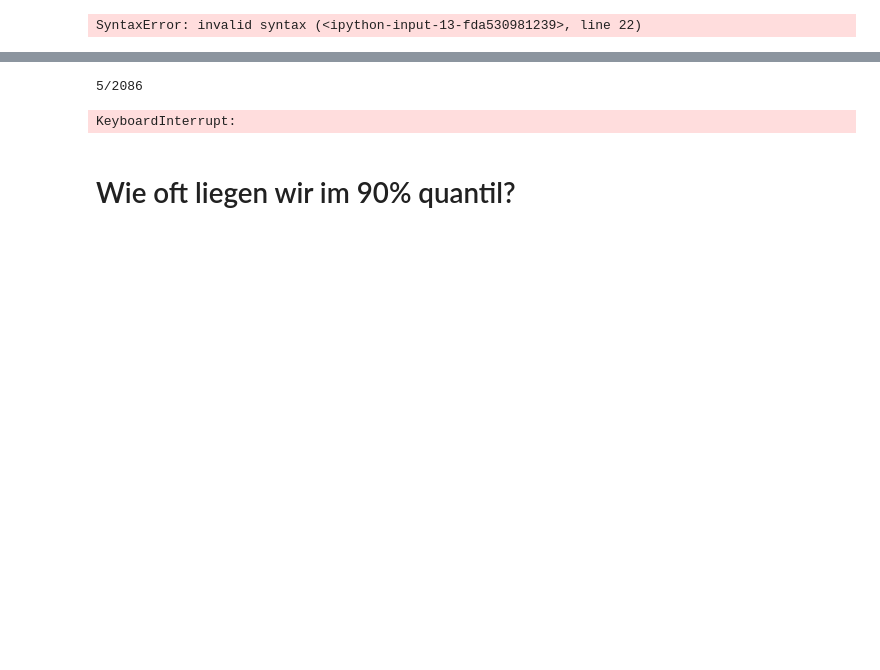
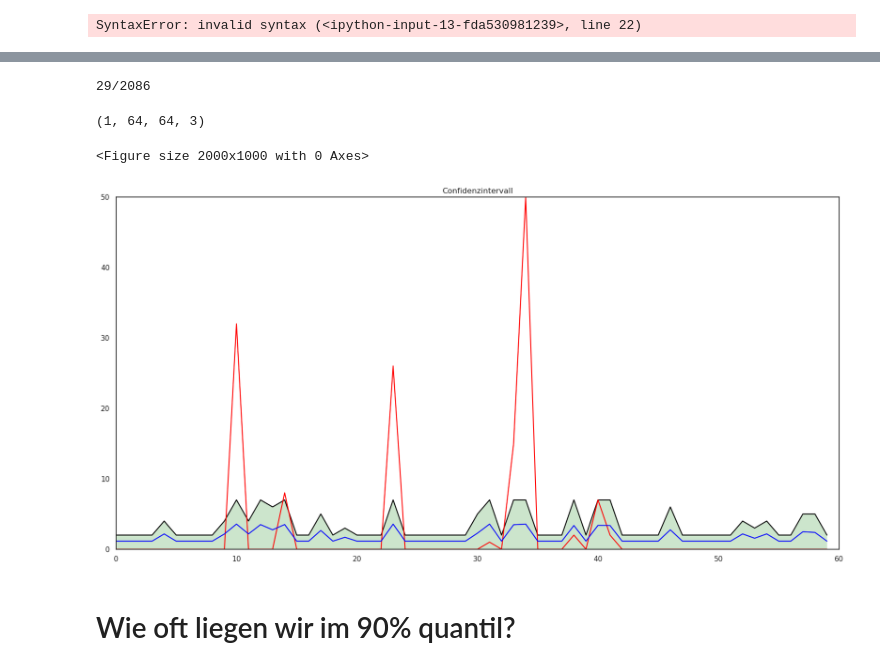
Before and after one commit to sichrist/DeepRain2, a Jupyter notebook: DeepRain_clean/ 30min_zeroInf_negative_Binomial_eval.ipynb, the cells around one changed output, grey strips where cells are left out. Cells and saved outputs as stored; diff of their text form; code cells hidden in the pictures; blank space fills up the shorter version.

```diff
--- a/DeepRain_clean/ 30min_zeroInf_negative_Binomial_eval.ipynb
+++ b/DeepRain_clean/ 30min_zeroInf_negative_Binomial_eval.ipynb
@@ -317,13 +314,18 @@ def nBinom(t):
 
 
 
-def calculate_quantiles(model,test):
+def calculate_quantiles(model,test,max_j=30):
 
     quantiles = []
     label     = []
+    #test.on_epoch_end()
     batch_size = test[0][0].shape[0]
     length = len(test)
     for j,(x,y) in enumerate(test):
+
+        if j >= max_j:
+            return (quantiles,label)
+
         print("{}/{}".format(j,length),end="\r")
         for i in range(batch_size):
             pred = model(np.array([x[i,:,:,:]]))
@@ -331,16 +333,47 @@ def calculate_quantiles(model,test):
             label.append(y[i,:,:,:])
 
 
-        if j > 20:
-            return (quantiles,label)
+
 
     return (quantiles,label)
 
 ret = calculate_quantiles(model,test)
 q,l = ret
 # %% [output]
-5/2086
+29/2086
-KeyboardInterrupt:
+# %%
+def plotCFDI(q,l):
+    print(q[0].shape)
+    x,y = np.random.randint(low=0,high=q[0].shape[1],size=2)
+
+    lower = []
+    upper = []
+    mean  = []
+    label = []
+
+    for i in range(len(q)):
+        lower.append(q[i][0,x,y,0])
+        mean.append(q[i][0,x,y,1])
+        upper.append(q[i][0,x,y,2])
+        label.append(l[i][x,y,0])
+
+
+    sns.set(style="white")
+    plt.figure(figsize=(20, 10),dpi=100)
+    fig, ax = plt.subplots(1, 1,figsize=(20, 10),dpi=100, sharex=True)
+    x = np.arange(len(q))
+    ax.plot(x, lower, x, upper, color='black')
+    ax.plot(x, label, color='red')
+    ax.plot(x, mean, color='blue')
+    ax.fill_between(x, lower, upper, where=upper >= lower, facecolor='green', alpha=0.2 ,interpolate=True)
+    ax.set_title('Confidenzintervall')
+    plt.ylim([0.0, np.max(label)])
+    plt.xlim([0, len(q)])
+plotCFDI(q[:60],l[:60])
+# %% [output]
+(1, 64, 64, 3)
+<Figure size 2000x1000 with 0 Axes>
+[figure, added]
 # %%
 def histogramm(q,l):
     _,x,y,_ = q[0].shape
```
Also changed, not shown: parts of 5 cells of this notebook, 2 other files.
